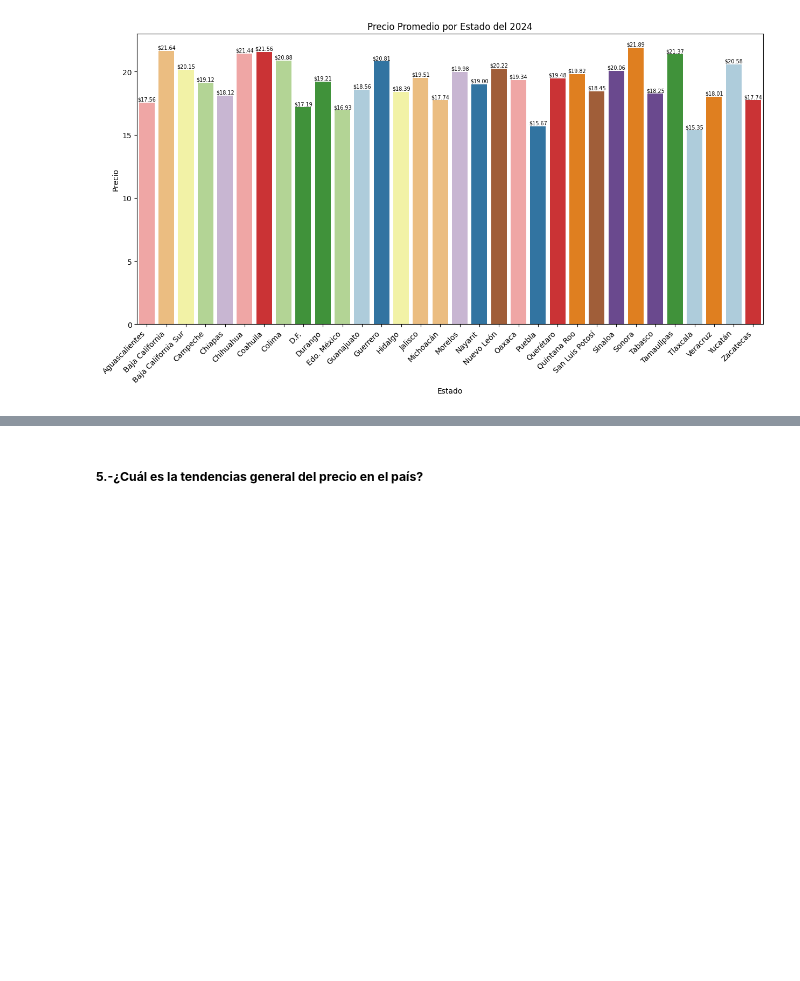
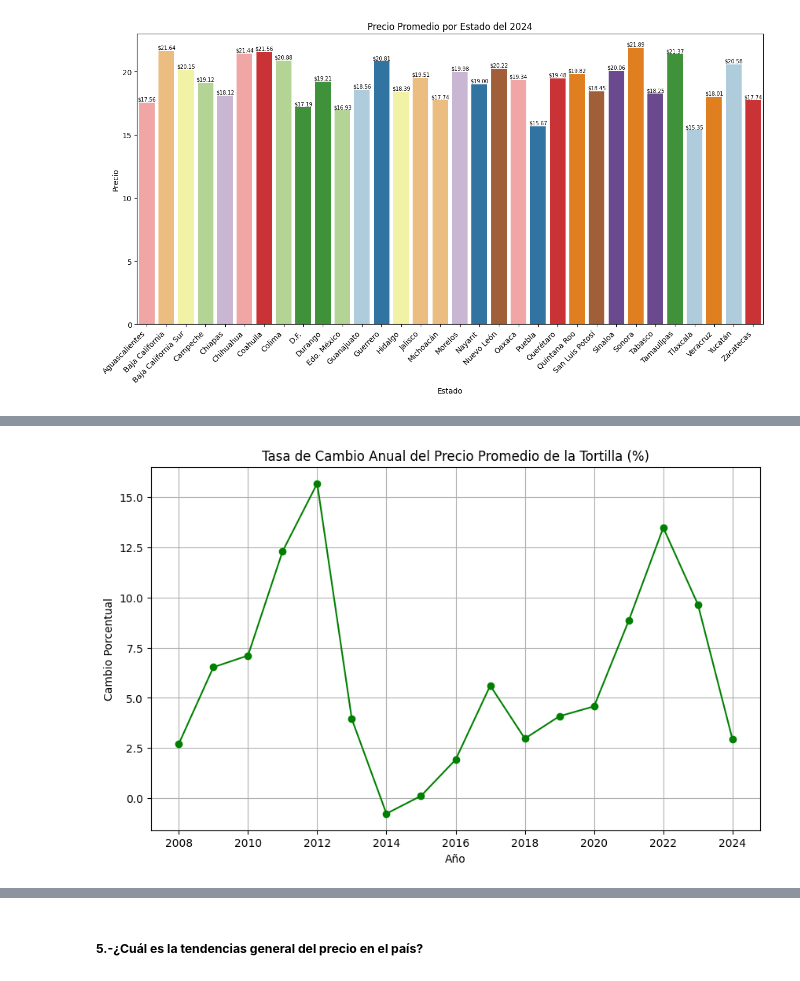
Before and after one commit to SaitoM17/analisis_del_precio_tortillas_mexico_2007_a_2024, a Jupyter notebook: notebooks/3_analisi_tortilla_prices.ipynb, the cells around one changed output, grey strips where cells are left out. Drawn from its saved outputs; the diff is of its cells as text; code cells hidden in the pictures; blank space fills up the shorter version.

```diff
--- a/notebooks/3_analisi_tortilla_prices.ipynb
+++ b/notebooks/3_analisi_tortilla_prices.ipynb
@@ -193,0 +245,11 @@ plt.show()
+# %%
+tasa_cambio_anual = promedio_anula.pct_change().dropna() * 100
+plt.figure(figsize=(10, 6))
+plt.plot(tasa_cambio_anual.index, tasa_cambio_anual.values, marker='o', linestyle='-', color='green')
+plt.title('Tasa de Cambio Anual del Precio Promedio de la Tortilla (%)')
+plt.xlabel('Año')
+plt.ylabel('Cambio Porcentual')
+plt.grid(True)
+plt.show()
+# %% [output]
+[figure, added]
```
Also changed, not shown: parts of 16 cells of this notebook.
